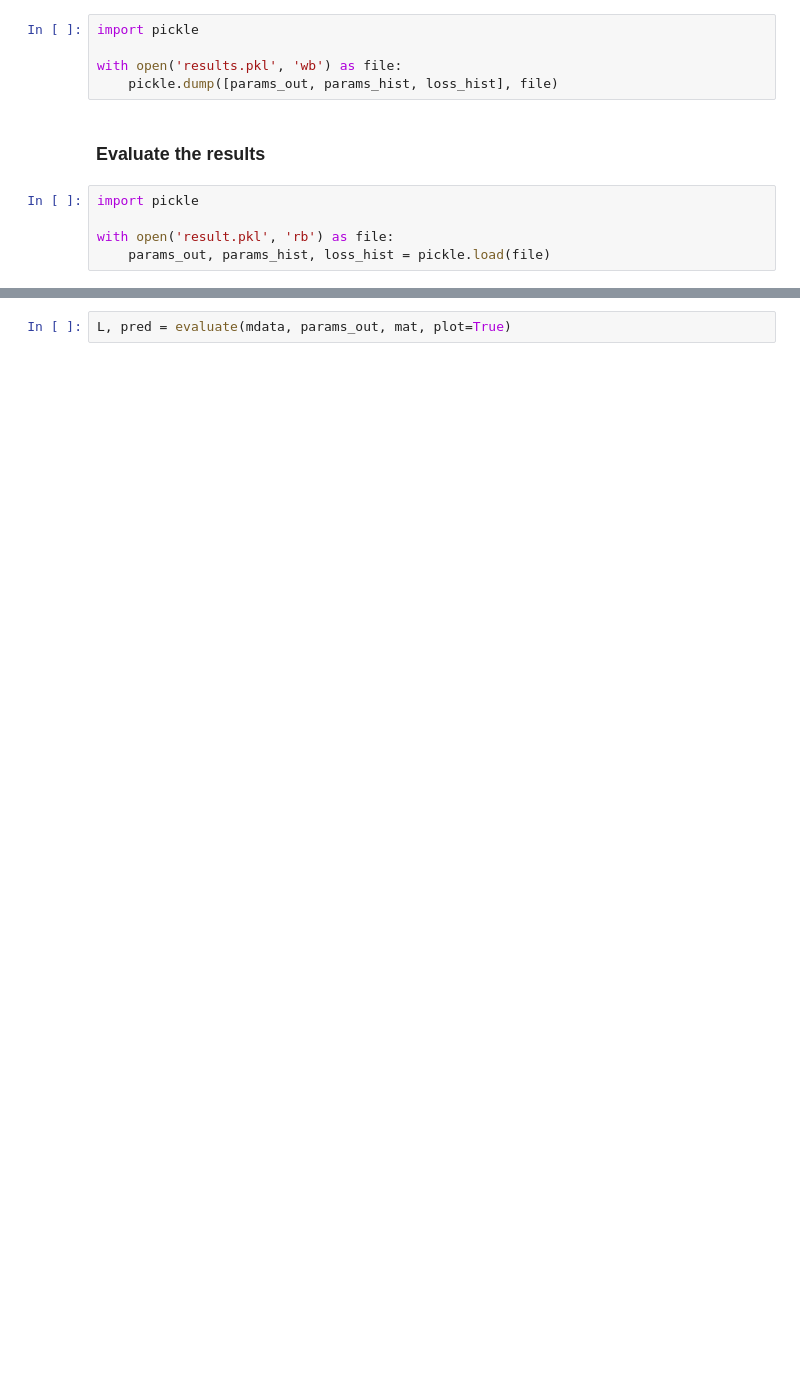
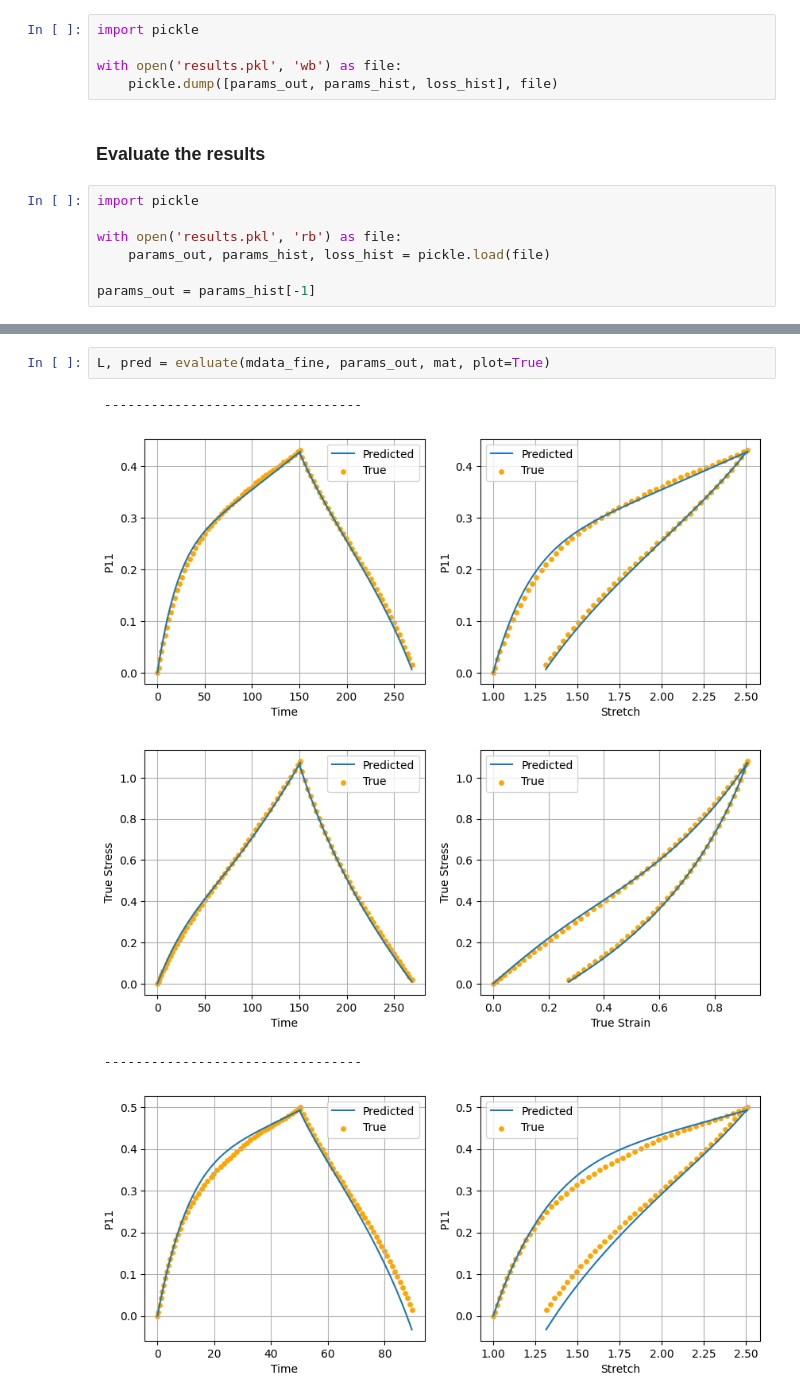
Before and after one commit to saim074/msc-thesis-functions, a Jupyter notebook: Experiments/VHB4910 Data/vhb4910.ipynb, the cells around one changed output, grey strips where cells are left out. Cells and saved outputs as stored; diff of their text form; blank space fills up the shorter version.

```diff
--- a/Experiments/VHB4910 Data/vhb4910.ipynb
+++ b/Experiments/VHB4910 Data/vhb4910.ipynb
@@ -188,8 +197,10 @@ with open('results.pkl', 'wb') as file:
 # %%
 import pickle
 
-with open('result.pkl', 'rb') as file:
+with open('results.pkl', 'rb') as file:
     params_out, params_hist, loss_hist = pickle.load(file)
+
+params_out = params_hist[-1]
 # %%
 print('###--NON ZERO PARAMETERS--###')
 
@@ -199,2 +218,8 @@ for j in range(len(params_out)):
 # %%
-L, pred = evaluate(mdata, params_out, mat, plot=True)
+L, pred = evaluate(mdata_fine, params_out, mat, plot=True)
+# %% [output]
+ ---------------------------------
+[figure, added]
+[figure, added]
+ ---------------------------------
+[figure, added]
```
Also changed, not shown: parts of 5 cells of this notebook, 3 other files.
